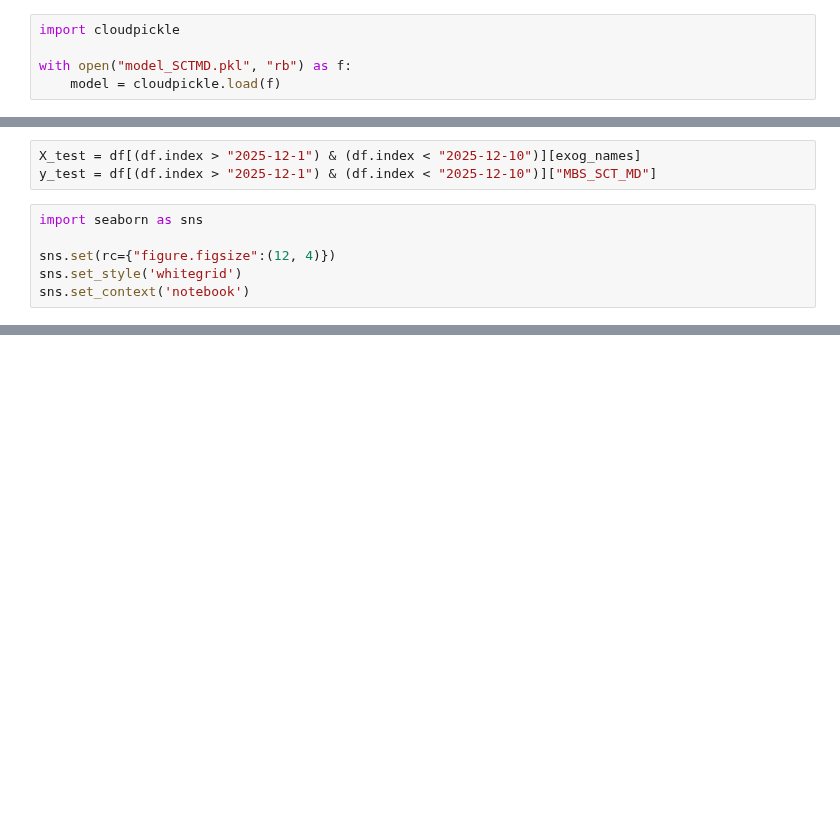
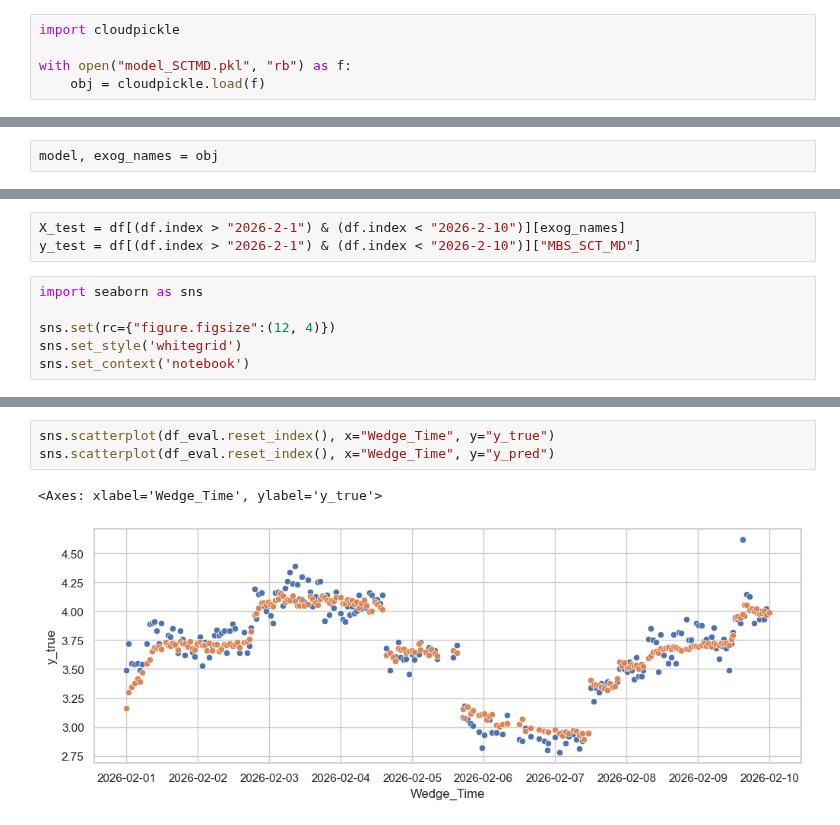
Before and after one commit to Miggon-dev/costimiser2, a Jupyter notebook: uoc_model.ipynb, the cells around one changed output, grey strips where cells are left out. Cells and saved outputs as stored; diff of their text form; blank space fills up the shorter version.

```diff
--- a/uoc_model.ipynb
+++ b/uoc_model.ipynb
@@ -2,4 +2,4 @@
 import cloudpickle
 
 with open("model_SCTMD.pkl", "rb") as f:
-    model = cloudpickle.load(f)
+    obj = cloudpickle.load(f)
@@ -21,0 +6,2 @@ exog_names = ['Current_basis_weight',
+# %%
+model, exog_names = obj
@@ -35,8 +39,8 @@ df.loc[transition_mask,"MBS_SCT_MD"]=temp
 X = df[exog_names]
 y = df["MBS_SCT_MD"]
 # %%
-X_test = df[(df.index > "2025-12-1") & (df.index < "2025-12-10")][exog_names]
-y_test = df[(df.index > "2025-12-1") & (df.index < "2025-12-10")]["MBS_SCT_MD"]
+X_test = df[(df.index > "2026-2-1") & (df.index < "2026-2-10")][exog_names]
+y_test = df[(df.index > "2026-2-1") & (df.index < "2026-2-10")]["MBS_SCT_MD"]
 # %%
 import seaborn as sns
 
@@ -118,0 +132,6 @@ print("R2:", r2)
+# %%
+sns.scatterplot(df_eval.reset_index(), x="Wedge_Time", y="y_true")
+sns.scatterplot(df_eval.reset_index(), x="Wedge_Time", y="y_pred")
+# %% [output]
+<Axes: xlabel='Wedge_Time', ylabel='y_true'>
+[figure, added]
```
Also changed, not shown: parts of 4 cells of this notebook, 22 other files.
